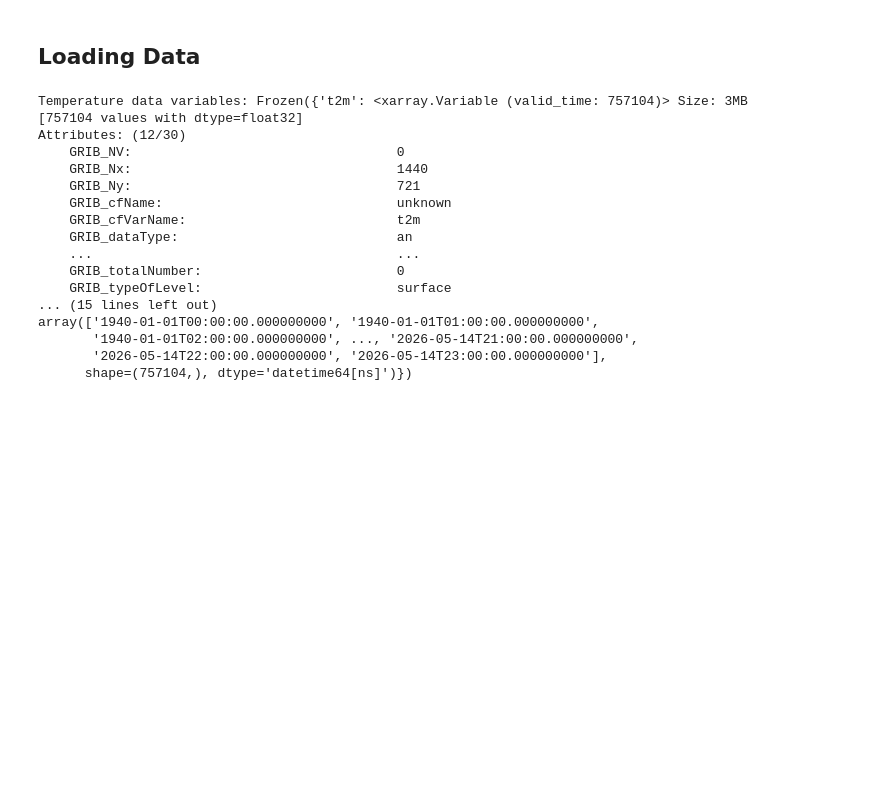
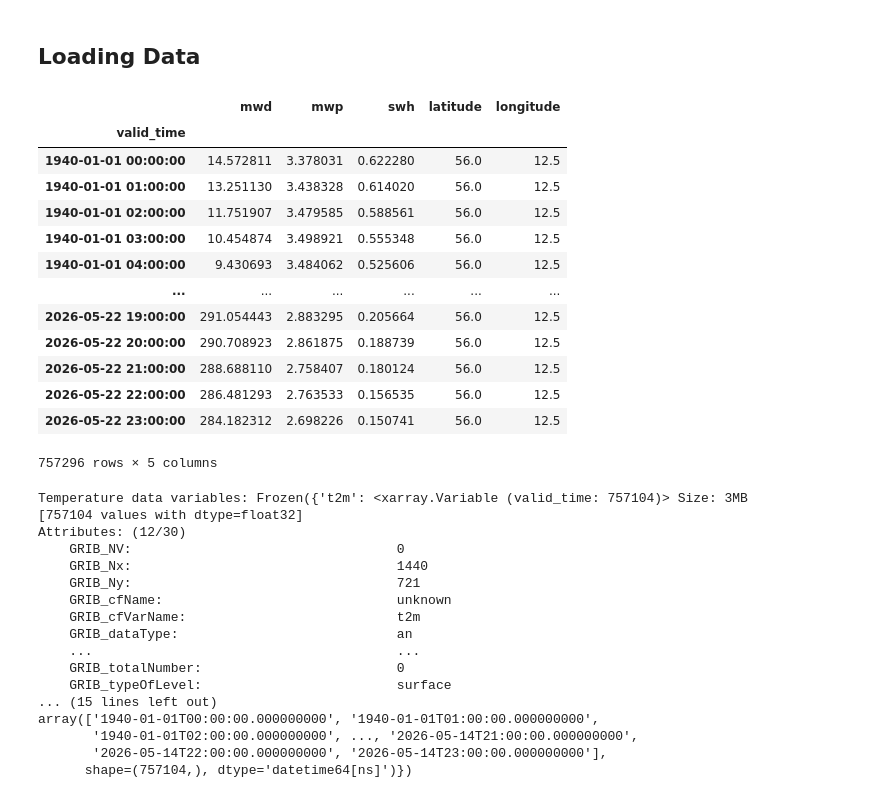
Before and after one commit to CarlaMailin/Predicting-the-Future---Machine-Learning-Weather-Prediction-Model, a Jupyter notebook: tryout_phase/GRU/GRU_try1.ipynb, the cells around one changed output. Drawn from its saved outputs; the diff is of its cells as text; code cells hidden in the pictures; blank space fills up the shorter version.

Commit message:
upload of mor of more datasets

```diff
--- a/tryout_phase/GRU/GRU_try1.ipynb
+++ b/tryout_phase/GRU/GRU_try1.ipynb
@@ -26,6 +26,35 @@ rSeed=42
 SavePlots = False
 # %% [markdown]
 ## Loading Data
+# %%
+#from https://cds.climate.copernicus.eu/datasets/reanalysis-era5-single-levels-timeseries?tab=download
+# ERA5 single levels time series
+folder="../common_tryout_datasets/single_point/"
+f1=folder+"reanalysis-era5-single-levels-timeseries-sfcj5z164z9.nc"
+f2=folder+"reanalysis-era5-single-levels-timeseries-wav86g3qdkj.nc"
+
+import xarray as xr
+
+# Open the NetCDF files using xarray
+ds = xr.open_dataset(f2)
+
+temp_df=ds.to_dataframe()
+temp_df
+# %% [output]
+|  | mwd | mwp | swh | latitude | longitude |
+| valid_time |  |  |  |  |  |
+| 1940-01-01 00:00:00 | 14.572811 | 3.378031 | 0.622280 | 56.0 | 12.5 |
+| 1940-01-01 01:00:00 | 13.251130 | 3.438328 | 0.614020 | 56.0 | 12.5 |
+| 1940-01-01 02:00:00 | 11.751907 | 3.479585 | 0.588561 | 56.0 | 12.5 |
+| 1940-01-01 03:00:00 | 10.454874 | 3.498921 | 0.555348 | 56.0 | 12.5 |
+| 1940-01-01 04:00:00 | 9.430693 | 3.484062 | 0.525606 | 56.0 | 12.5 |
+| ... | ... | ... | ... | ... | ... |
+| 2026-05-22 19:00:00 | 291.054443 | 2.883295 | 0.205664 | 56.0 | 12.5 |
+| 2026-05-22 20:00:00 | 290.708923 | 2.861875 | 0.188739 | 56.0 | 12.5 |
+| 2026-05-22 21:00:00 | 288.688110 | 2.758407 | 0.180124 | 56.0 | 12.5 |
+| 2026-05-22 22:00:00 | 286.481293 | 2.763533 | 0.156535 | 56.0 | 12.5 |
+| 2026-05-22 23:00:00 | 284.182312 | 2.698226 | 0.150741 | 56.0 | 12.5 |
+757296 rows × 5 columns
 # %%
 #from https://cds.climate.copernicus.eu/datasets/reanalysis-era5-single-levels-timeseries?tab=download
 # ERA5 single levels time series
```
Also changed, not shown: parts of 4 cells of this notebook, 14 other files.
